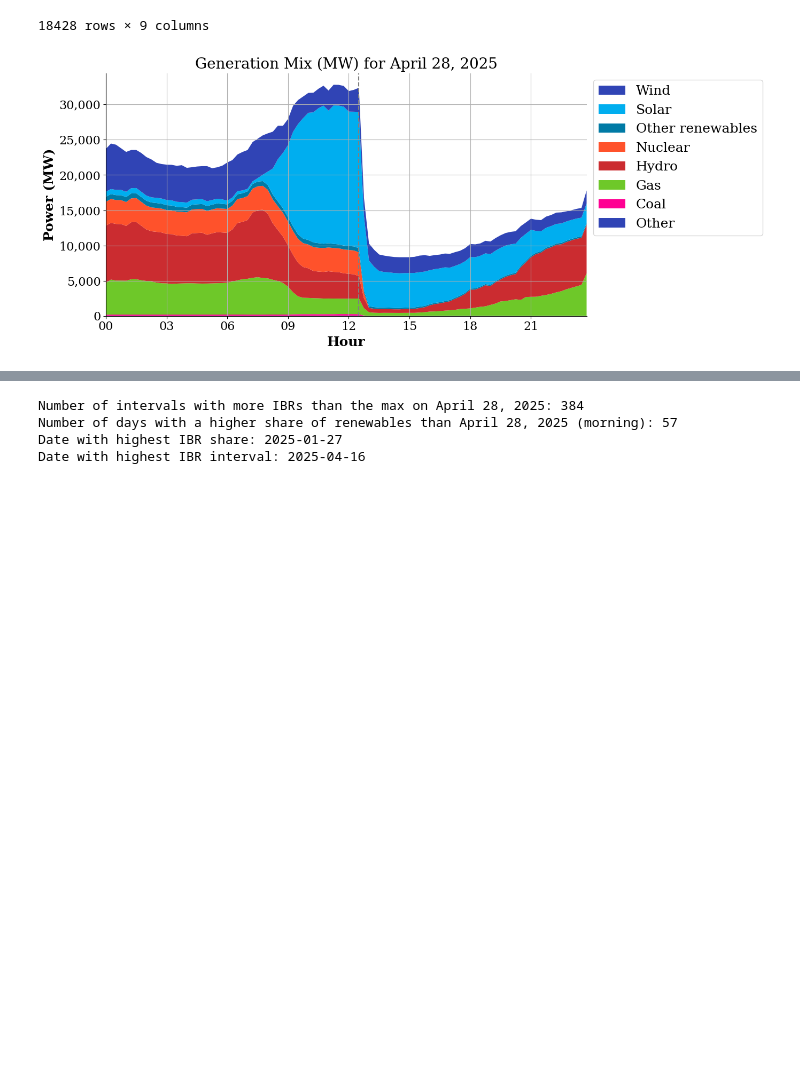
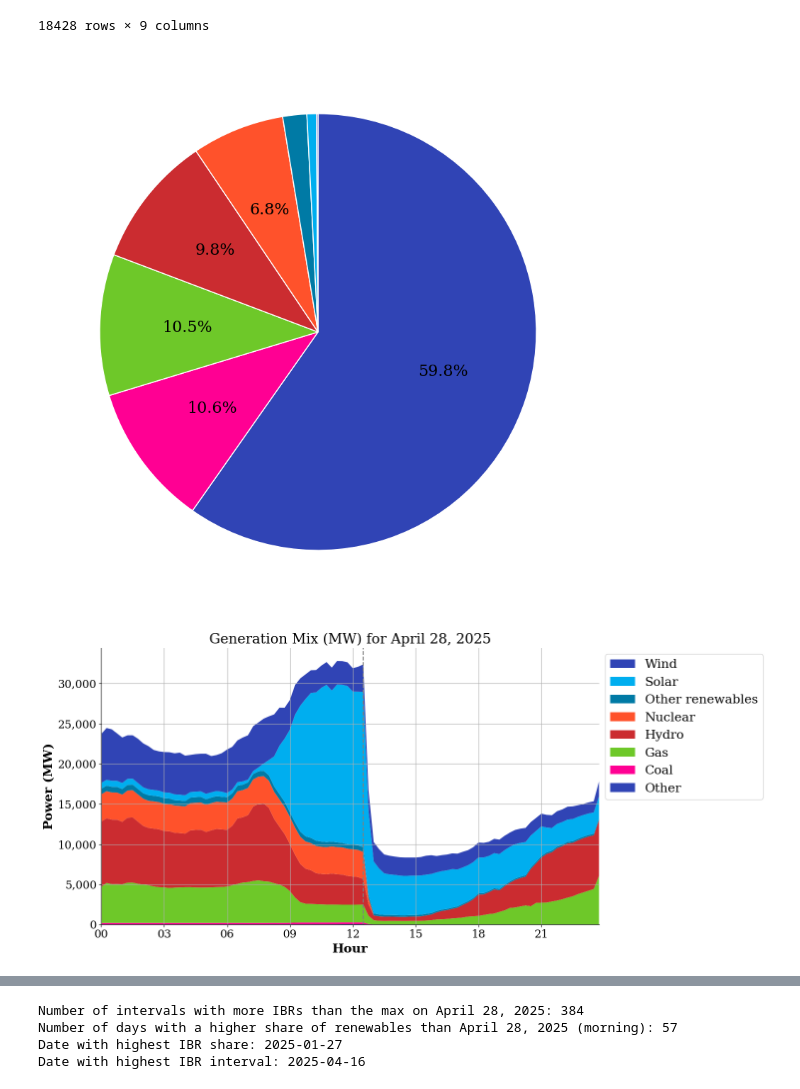
Before and after one commit to ucsusa/entso-e-plots, a Jupyter notebook: entso-e-plots.ipynb, the cells around one changed output, grey strips where cells are left out. Drawn from its saved outputs; the diff is of its cells as text; code cells hidden in the pictures; blank space fills up the shorter version.

Commit message:
Adds a pie chart function.

```diff
--- a/entso-e-plots.ipynb
+++ b/entso-e-plots.ipynb
@@ -141,5 +202,9 @@ spain_agg
 # %%
 # Plot May 28, since we have to remove it from the data later
 plot_energy_stack_by_day('2025-04-28', spain_agg, '2025-04-28 12:30')
+
+row = spain_agg.loc[spain_agg['start_time'] == '2025-04-28 12:30'].iloc[0]
+plot_energy_pie_from_row(row, title="Generation Mix at 12:30 on April 28, 2025")
 # %% [output]
-[figure, old version]
+[figure, new version]
+[figure, added]
```
Also changed, not shown: parts of 3 cells of this notebook.
